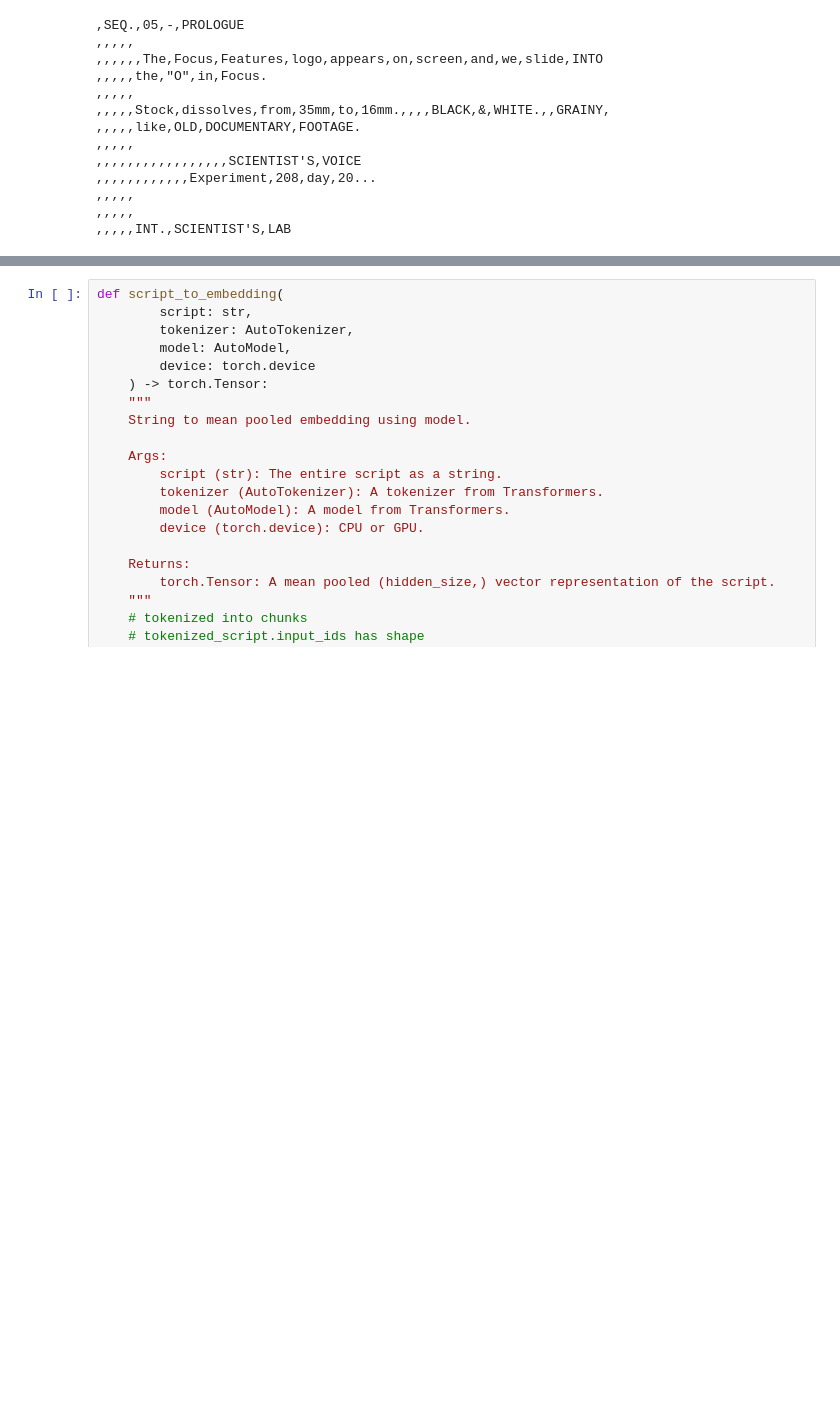
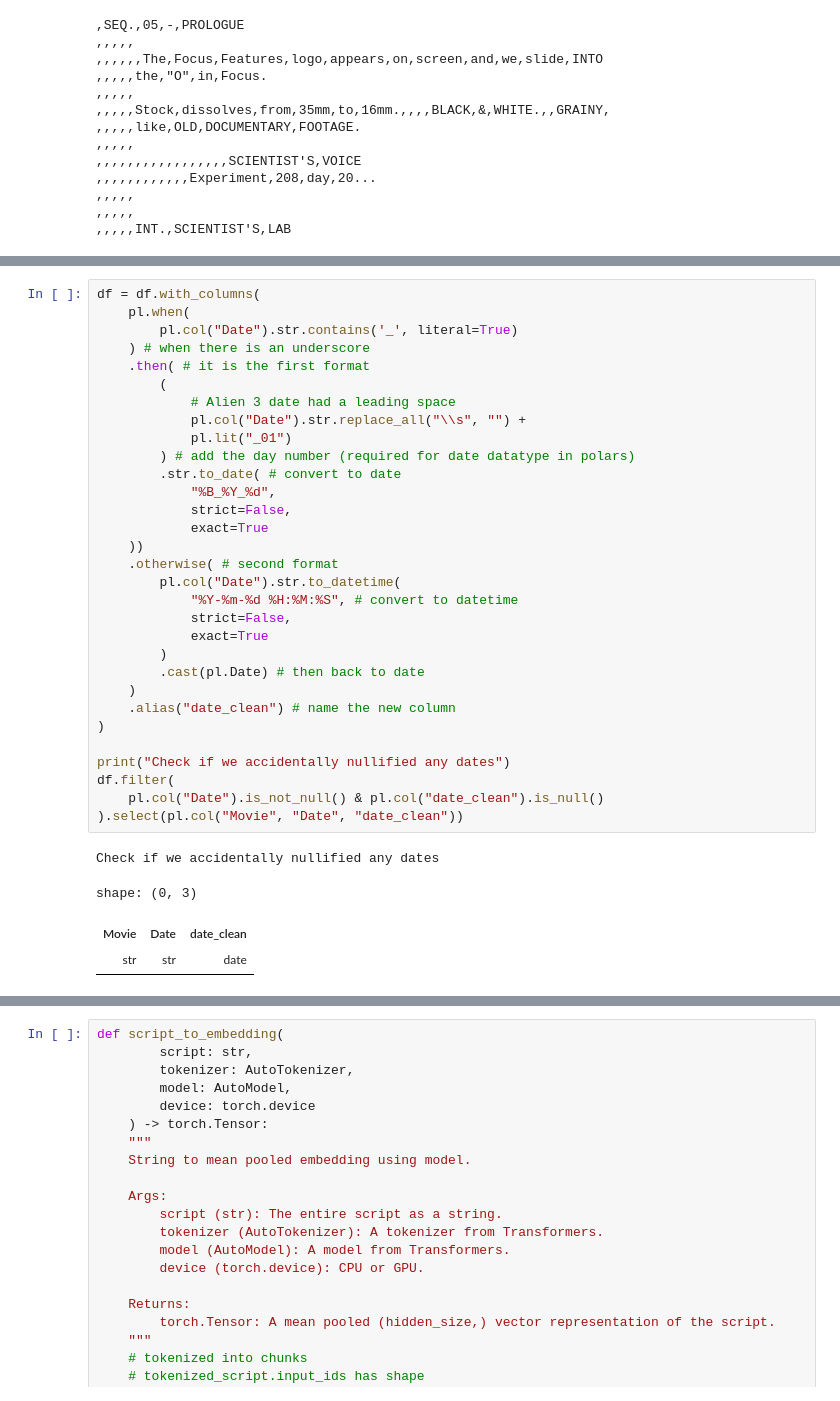
Before and after one commit to award96/Movie-Script-Vector-Search, a Jupyter notebook: eda.ipynb, the cells around one changed output, grey strips where cells are left out. Cells and saved outputs as stored; diff of their text form; blank space fills up the shorter version.

```diff
--- a/eda.ipynb
+++ b/eda.ipynb
@@ -117,0 +169,36 @@ print(df[0, "script_clean"][:350])
+# %%
+df = df.with_columns(
+    pl.when(
+        pl.col("Date").str.contains('_', literal=True)
+    ) # when there is an underscore
+    .then( # it is the first format
+        (
+            # Alien 3 date had a leading space
+            pl.col("Date").str.replace_all("\\s", "") +
+            pl.lit("_01")
+        ) # add the day number (required for date datatype in polars)
+        .str.to_date( # convert to date
+            "%B_%Y_%d",
+            strict=False,
+            exact=True
+    ))
+    .otherwise( # second format
+        pl.col("Date").str.to_datetime(
+            "%Y-%m-%d %H:%M:%S", # convert to datetime
+            strict=False,
+            exact=True
+        )
+        .cast(pl.Date) # then back to date
+    )
+    .alias("date_clean") # name the new column
+)
+
+print("Check if we accidentally nullified any dates")
+df.filter(
+    pl.col("Date").is_not_null() & pl.col("date_clean").is_null()
+).select(pl.col("Movie", "Date", "date_clean"))
+# %% [output]
+Check if we accidentally nullified any dates
+shape: (0, 3)
+| Movie | Date | date_clean |
+| str | str | date |
```
Also changed, not shown: parts of 22 cells of this notebook.
